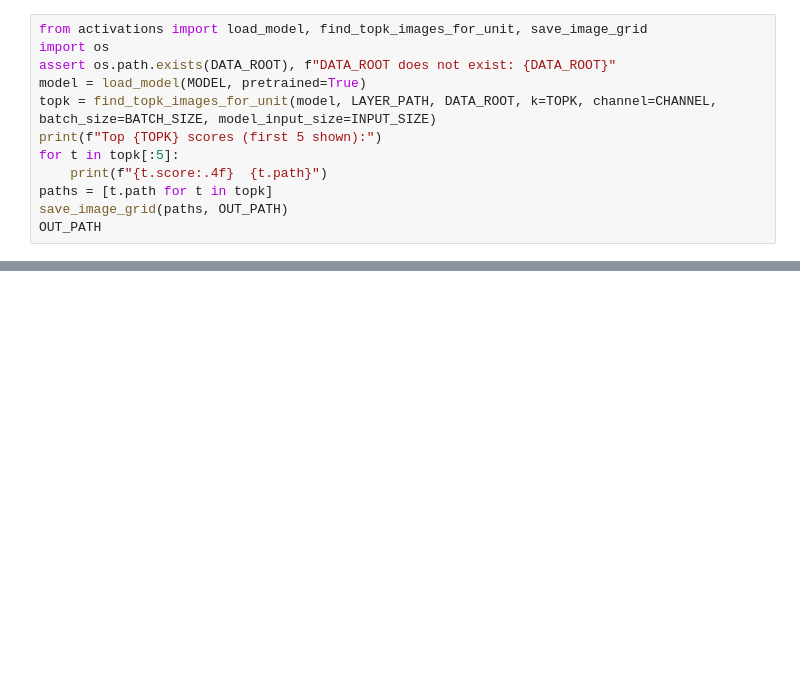
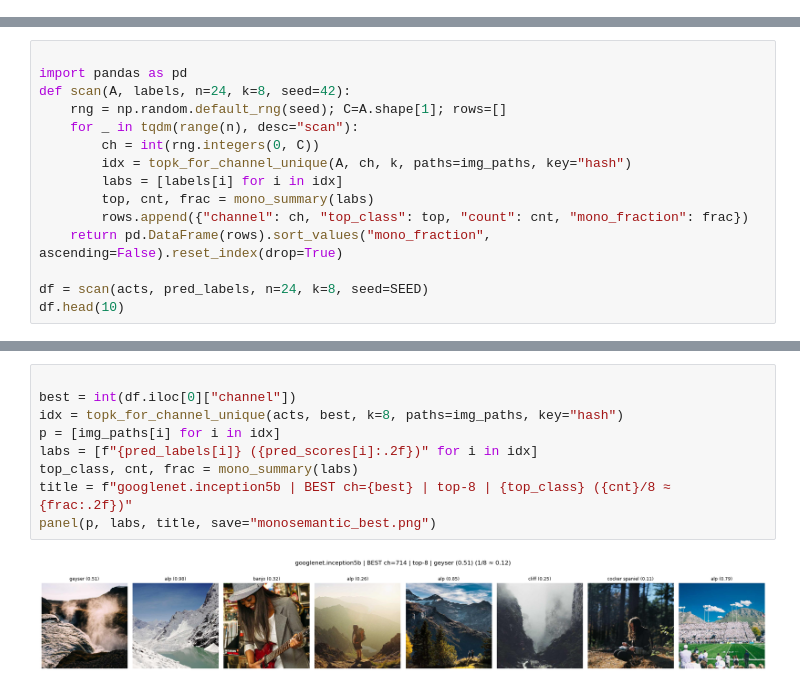
Before and after one commit to juliawenkmann/sophia_summit_presentation, a Jupyter notebook: notebooks/slide12_top_activations.ipynb, the cells around one changed output, grey strips where cells are left out. Cells and saved outputs as stored; diff of their text form; blank space fills up the shorter version.

```diff
--- a/notebooks/slide12_top_activations.ipynb
+++ b/notebooks/slide12_top_activations.ipynb
@@ -144,12 +0,0 @@ Class counts: {'n03394916': 394, 'n03417042': 389, 'n03445777': 399, 'n02102040'
-# %%
-from activations import load_model, find_topk_images_for_unit, save_image_grid
-import os
-assert os.path.exists(DATA_ROOT), f"DATA_ROOT does not exist: {DATA_ROOT}"
-model = load_model(MODEL, pretrained=True)
-topk = find_topk_images_for_unit(model, LAYER_PATH, DATA_ROOT, k=TOPK, channel=CHANNEL, batch_size=BATCH_SIZE, model_input_size=INPUT_SIZE)
-print(f"Top {TOPK} scores (first 5 shown):")
-for t in topk[:5]:
-    print(f"{t.score:.4f}  {t.path}")
-paths = [t.path for t in topk]
-save_image_grid(paths, OUT_PATH)
-OUT_PATH
@@ -172,0 +184,15 @@ display(Image.open(OUT_PATH))
+# %%
+
+import pandas as pd
+def scan(A, labels, n=24, k=8, seed=42):
+    rng = np.random.default_rng(seed); C=A.shape[1]; rows=[]
+    for _ in tqdm(range(n), desc="scan"):
+        ch = int(rng.integers(0, C))
+        idx = topk_for_channel_unique(A, ch, k, paths=img_paths, key="hash")
+        labs = [labels[i] for i in idx]
+        top, cnt, frac = mono_summary(labs)
+        rows.append({"channel": ch, "top_class": top, "count": cnt, "mono_fraction": frac})
+    return pd.DataFrame(rows).sort_values("mono_fraction", ascending=False).reset_index(drop=True)
+
+df = scan(acts, pred_labels, n=24, k=8, seed=SEED)
+df.head(10)
@@ -172,0 +211,11 @@ display(Image.open(OUT_PATH))
+# %%
+
+best = int(df.iloc[0]["channel"])
+idx = topk_for_channel_unique(acts, best, k=8, paths=img_paths, key="hash")
+p = [img_paths[i] for i in idx]
+labs = [f"{pred_labels[i]} ({pred_scores[i]:.2f})" for i in idx]
+top_class, cnt, frac = mono_summary(labs)
+title = f"googlenet.inception5b | BEST ch={best} | top-8 | {top_class} ({cnt}/8 ≈ {frac:.2f})"
+panel(p, labs, title, save="monosemantic_best.png")
+# %% [output]
+[figure, added]
```
Also changed, not shown: parts of 15 cells of this notebook, 6 other files.
